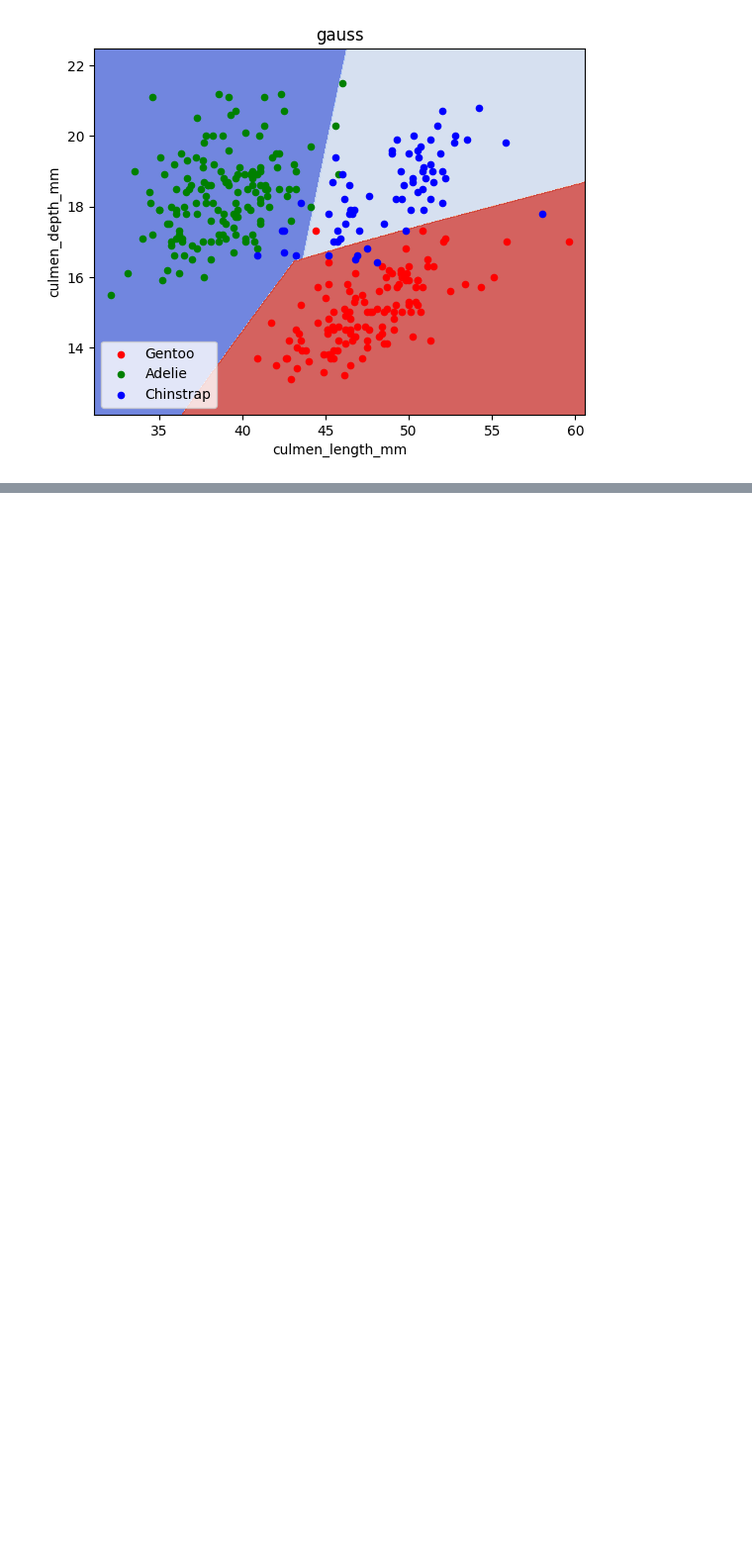
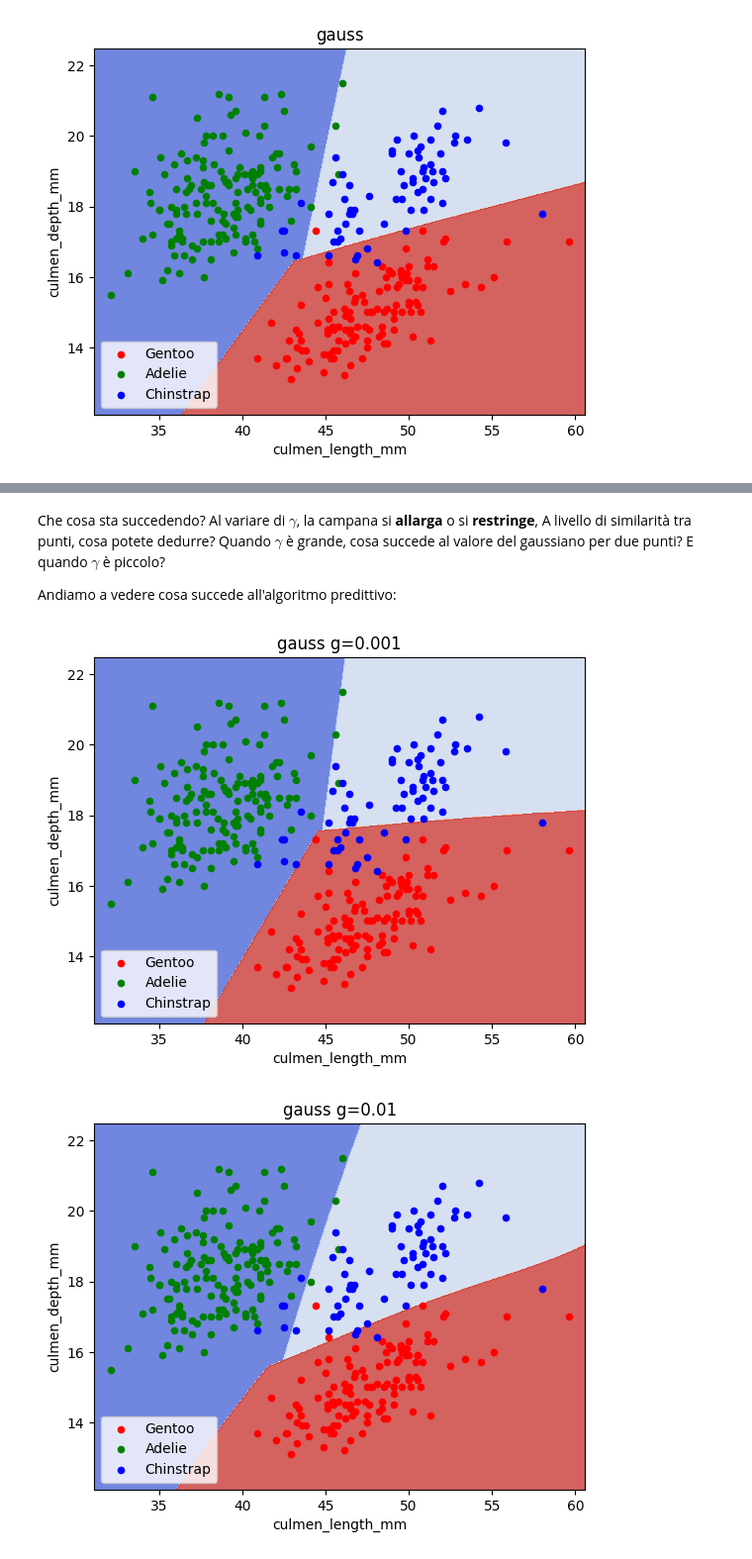
Before and after one commit to zangobot/BusinessAnalytics_TeachingMaterial, a Jupyter notebook: Esercitazione 5 - SVM e Kernel.ipynb, the cells around one changed output, grey strips where cells are left out. Shown at 99% size. Saved outputs shown, nothing was run; the diff lists cells and outputs as text; code cells hidden in the pictures; blank space fills up the shorter version.

```diff
--- a/Esercitazione 5 - SVM e Kernel.ipynb
+++ b/Esercitazione 5 - SVM e Kernel.ipynb
@@ -199,0 +217,17 @@ for c, name in clfs:
+# %% [markdown]
+Che cosa sta succedendo? Al variare di $\gamma$, la campana si **allarga** o si **restringe**,
+A livello di similarità tra punti, cosa potete dedurre?
+Quando $\gamma$ è grande, cosa succede al valore del gaussiano per due punti?
+E quando $\gamma$ è piccolo?
+
+Andiamo a vedere cosa succede all'algoritmo predittivo:
+# %%
+for g in gammas:
+    clf = SVC(kernel='rbf', gamma=g)
+    clf.fit(X,Y)
+    plot_decision_region(clf, X, Y, f'gauss g={g}', 'culmen_length_mm', 'culmen_depth_mm',
+                         classes=["Gentoo", "Adelie", "Chinstrap"])
+    plt.show()
+# %% [output]
+[figure, added]
+[figure, added]
```
Also changed, not shown: parts of 8 cells of this notebook, 1 other file.
